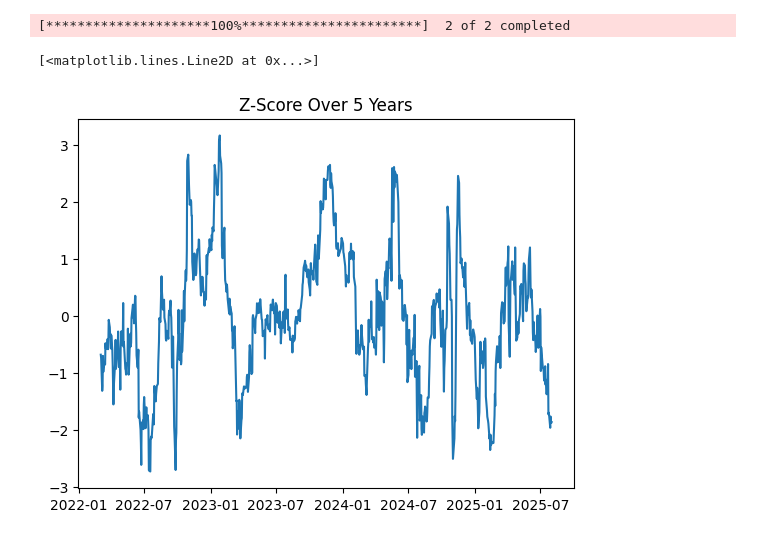
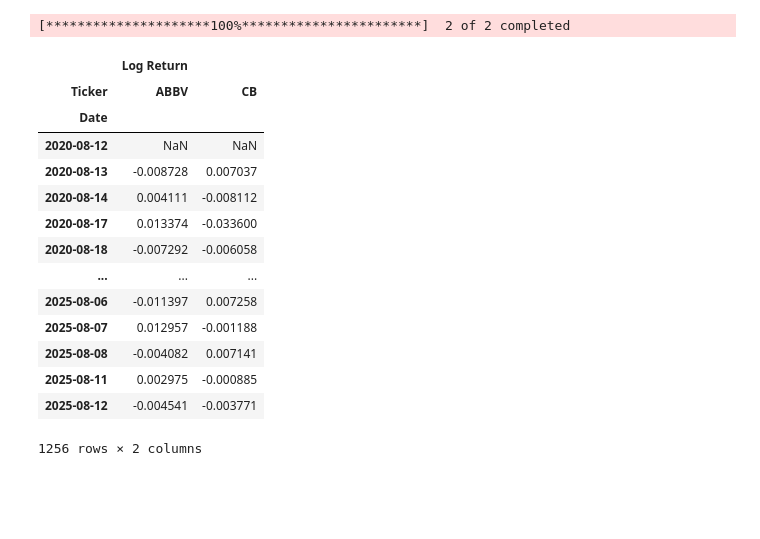
Before and after one commit to callumb463/Trading-Bot, a Jupyter notebook: Trading.ipynb, the cells around one changed output. Saved outputs shown, nothing was run; the diff lists cells and outputs as text; code cells hidden in the pictures; blank space fills up the shorter version.

```diff
--- a/Trading.ipynb
+++ b/Trading.ipynb
@@ -7,7 +8,7 @@ import statsmodels.api as sm
 from statsmodels.tsa.stattools import adfuller
 from itertools import combinations
 # %%
-tickers = ['ABBV']
+tickers = ['ABBV', 'CB']
 timeframe = '5y'
 start_cash = 10_000
 window = 200
@@ -15,6 +16,28 @@ window = 200
 df=yf.download(tickers, period=timeframe)
 # %% [output]
 [*********************100%***********************]  2 of 2 completed
+# %%
+def log_return(df):
+    log_df = np.log(df['Close']/df['Close'].shift(1))
+    log_df.columns = pd.MultiIndex.from_product([['Log Return'], log_df.columns])
+    return log_df
+log_return(df)
+# %% [output]
+|  | Log Return |  |
+| Ticker | ABBV | CB |
+| Date |  |  |
+| 2020-08-12 | NaN | NaN |
+| 2020-08-13 | -0.008728 | 0.007037 |
+| 2020-08-14 | 0.004111 | -0.008112 |
+| 2020-08-17 | 0.013374 | -0.033600 |
+| 2020-08-18 | -0.007292 | -0.006058 |
+| ... | ... | ... |
+| 2025-08-06 | -0.011397 | 0.007258 |
+| 2025-08-07 | 0.012957 | -0.001188 |
+| 2025-08-08 | -0.004082 | 0.007141 |
+| 2025-08-11 | 0.002975 | -0.000885 |
+| 2025-08-12 | -0.004541 | -0.003771 |
+1256 rows × 2 columns
 # %%
 def lin_reg(df,tickers,window):
     slope_col = [np.nan] * window
@@ -42,8 +62,0 @@ df[spread_data.columns] = spread_data
-# %%
-import matplotlib.pyplot as plt
-fig, ax = plt.subplots()
-plt.title('Z-Score Over 5 Years')
-ax.plot(df['Z-Score'])
-# %% [output]
-[<matplotlib.lines.Line2D at 0x...>]
-[figure, removed]
```
Also changed, not shown: parts of 6 cells of this notebook, 1 other file.
